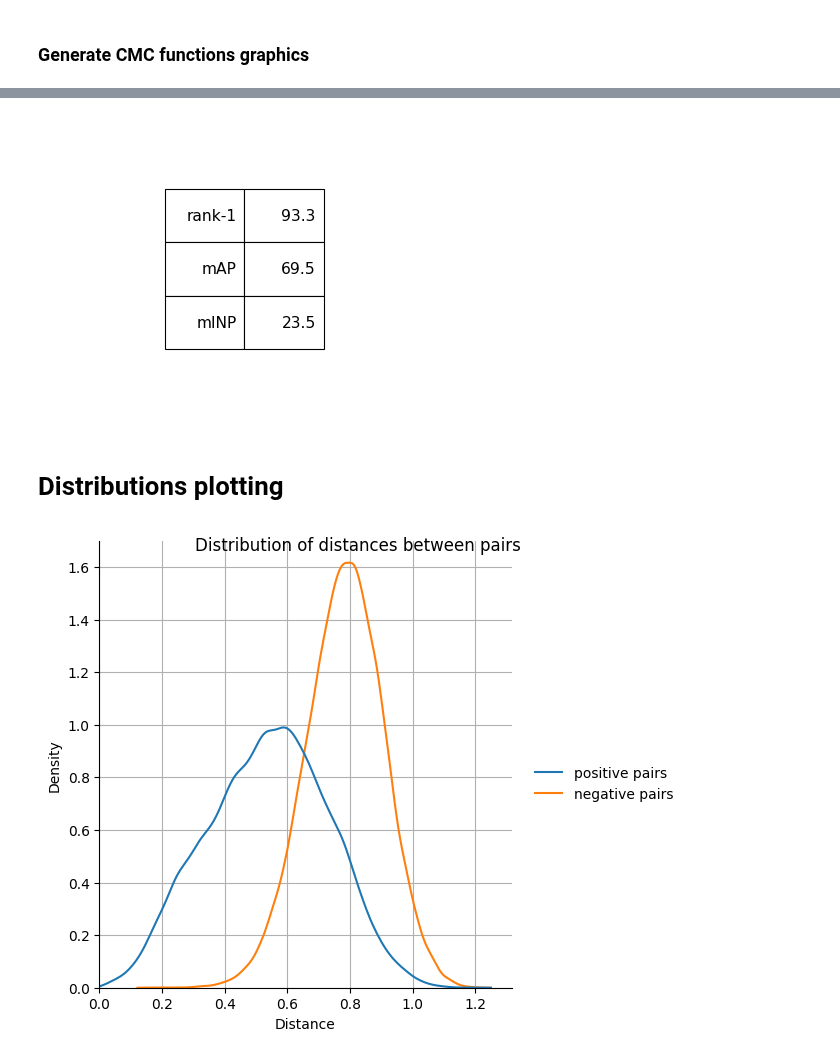
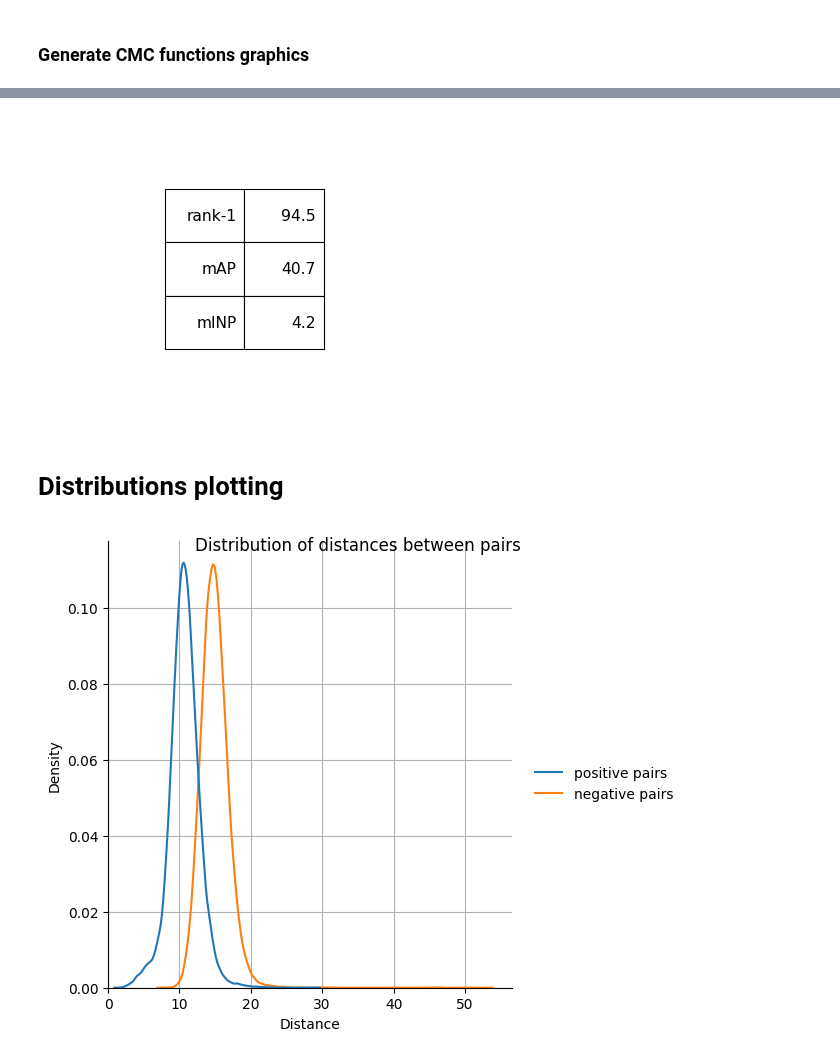
Before and after one commit to martinellop/People-Analysis, a Jupyter notebook: ReID/deep/graphics.ipynb, the cells around one changed output, grey strips where cells are left out. Cells and saved outputs as stored; diff of their text form; code cells hidden in the pictures.

Commit message:
added training11

```diff
--- a/ReID/deep/graphics.ipynb
+++ b/ReID/deep/graphics.ipynb
@@ -10,8 +10,8 @@ from matplotlib import pyplot as plt
 import seaborn as sns
 
 # Let's retrieve last results report
-res_dir = os.path.join("results/training8")
-max_epochs = 100
+res_dir = os.path.join("results/training10")
+max_epochs = 50
 
 results_file = os.path.join(res_dir,"results_history.json")
 if os.path.exists(results_file):
@@ -19,7 +19,7 @@ if os.path.exists(results_file):
         del f
     os.remove(results_file)
 
-result = os.system(f"scp pmartinello@aimagelab-srv-login.ing.unimore.it:/work/cvcs_2022_group02/training_8/results/results_history.json {res_dir}")
+result = os.system(f"scp pmartinello@aimagelab-srv-login.ing.unimore.it:/work/cvcs_2022_group02/training10/results/results_history.json {res_dir}")
 if result == 0:
     print("Results history has been correctly retrieved from server.")
 else:
@@ -244,7 +244,7 @@ if save_graphics:
     plt.savefig(os.path.join(res_dir, "final_table.jpg"))
 plt.show()
 # %% [output]
-[figure, old version]
+[figure, new version]
 # %% [markdown]
 # Distributions plotting
 # %%
@@ -252,33 +252,33 @@ import numpy as np
 import os
 import json
 from matplotlib import pyplot as plt
 import seaborn as sns
 
 
 plot_distributions = False # set me
-data_folder = "D:\\Data\\University\\People-Analysis\\ReID\\deep\\results\\training8"
-target_file = "distances_cosine_mars.json"
+data_folder = "D:\\Data\\University\\People-Analysis\\ReID\\deep\\results\\training10"
+target_file = "distances_euclidean_market1501.json"
 
 
 
 
 distances_file = os.path.join(data_folder, target_file)
 if plot_distributions:
     f = open(distances_file)
     distances = json.load(f)
     sns.set_style({'axes.grid' : True})
 
     #print(len(distances['positive pairs']), len(distances['negative pairs']))
     fig = sns.displot(data=distances, kind="kde")
     fig.fig.suptitle("Distribution of distances between pairs")
     fig.set_axis_labels("Distance","Density")
 
     # eventually control x axis
     plt.xlim(0)
     #plt.xlim(0, 20)
 
     fig.savefig(os.path.join(data_folder, f"{target_file.split('.')[0]}.png"))
 
     plt.show()
 # %% [output]
-[figure, old version]
+[figure, new version]
```
Also changed, not shown: parts of 9 cells of this notebook, 48 other files.
